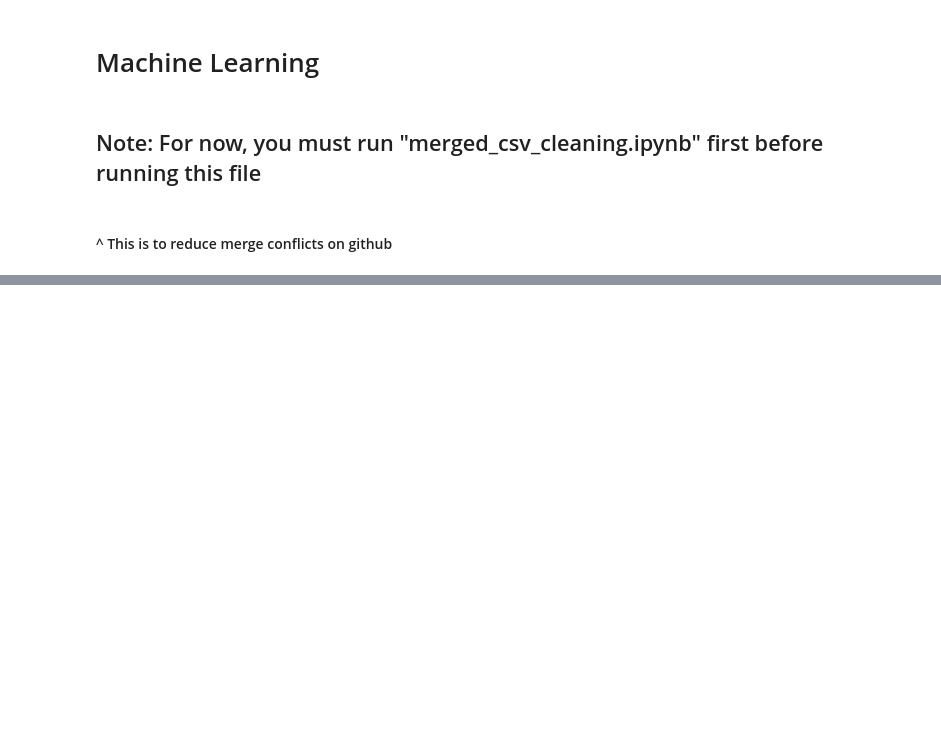
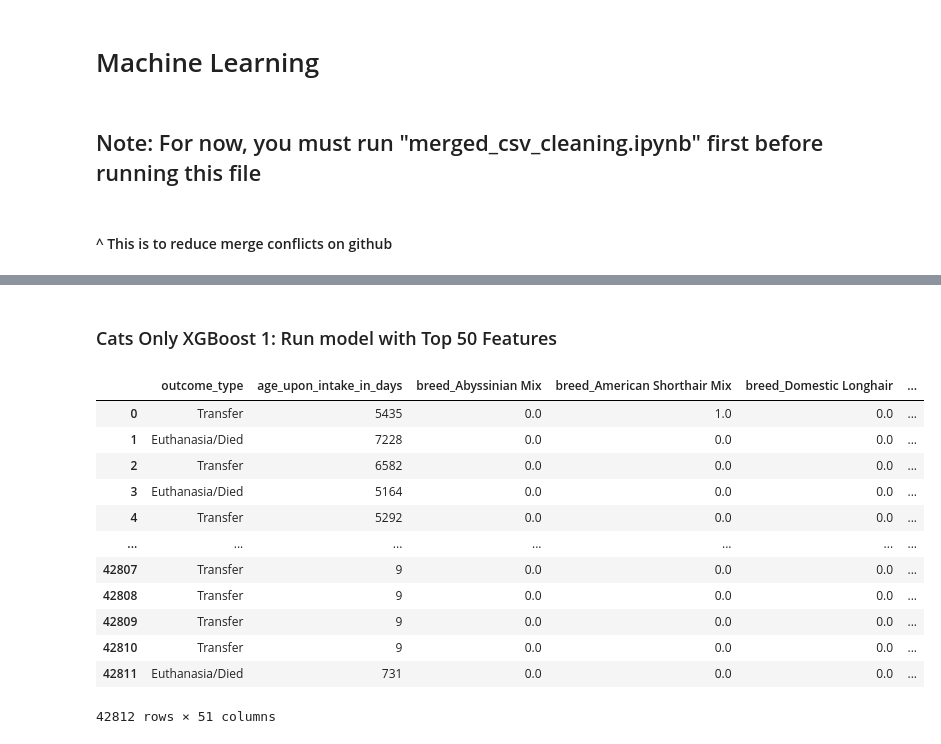
Before and after one commit to ilaha/Austin_AniML_Rescue, a Jupyter notebook: Machine_Learning.ipynb, the cells around one changed output, grey strips where cells are left out. Drawn from its saved outputs; the diff is of its cells as text; code cells hidden in the pictures; blank space fills up the shorter version.

Commit message:
adding more ml testing iterations

```diff
--- a/Machine_Learning.ipynb
+++ b/Machine_Learning.ipynb
@@ -424,0 +40,4 @@ X_test_scaled = X_scaler.transform(X_test)
+# %%
+# Split data by Outcome and Features
+X = ml_cats_df.drop(columns = ['outcome_type'])
+y = ml_cats_df['outcome_type']
@@ -424,0 +140,8 @@ X_test_scaled = X_scaler.transform(X_test)
+# %%
+xgb_model = xgb.XGBClassifier(eval_metric='merror')
+
+# Fitting the model
+xgb_cats_model = xgb_model.fit(X_train_scaled, y_train)
+
+# Making predictions using the testing data
+xgb_predictions = xgb_cats_model.predict(X_test_scaled)
@@ -424,0 +164,8 @@ X_test_scaled = X_scaler.transform(X_test)
+# %%
+# check important features
+XGCat_feature_importances_df = pd.DataFrame(
+    {"feature": list(X.columns), "importance": xgb_cats_model.feature_importances_}
+).sort_values("importance", ascending=False)
+
+# Display
+XGCat_feature_importances_df.head(20)
@@ -424,0 +190,22 @@ X_test_scaled = X_scaler.transform(X_test)
+# %% [markdown]
+### Cats Only XGBoost 1: Run model with Top 50 Features
+# %%
+drop_cat_features = list(XGCat_feature_importances_df['feature'][50:])
+
+ml_XGCats_df2 = ml_cats_df.drop(columns=drop_cat_features)
+# %%
+ml_XGCats_df2
+# %% [output]
+|  | outcome_type | age_upon_intake_in_days | breed_Abyssinian Mix | breed_American Shorthair Mix | breed_Domestic Longhair | ... |
+| 0 | Transfer | 5435 | 0.0 | 1.0 | 0.0 | ... |
+| 1 | Euthanasia/Died | 7228 | 0.0 | 0.0 | 0.0 | ... |
+| 2 | Transfer | 6582 | 0.0 | 0.0 | 0.0 | ... |
+| 3 | Euthanasia/Died | 5164 | 0.0 | 0.0 | 0.0 | ... |
+| 4 | Transfer | 5292 | 0.0 | 0.0 | 0.0 | ... |
+| ... | ... | ... | ... | ... | ... | ... |
+| 42807 | Transfer | 9 | 0.0 | 0.0 | 0.0 | ... |
+| 42808 | Transfer | 9 | 0.0 | 0.0 | 0.0 | ... |
+| 42809 | Transfer | 9 | 0.0 | 0.0 | 0.0 | ... |
+| 42810 | Transfer | 9 | 0.0 | 0.0 | 0.0 | ... |
+| 42811 | Euthanasia/Died | 731 | 0.0 | 0.0 | 0.0 | ... |
+42812 rows × 51 columns
```
Also changed, not shown: parts of 108 cells of this notebook, 1 other file.
